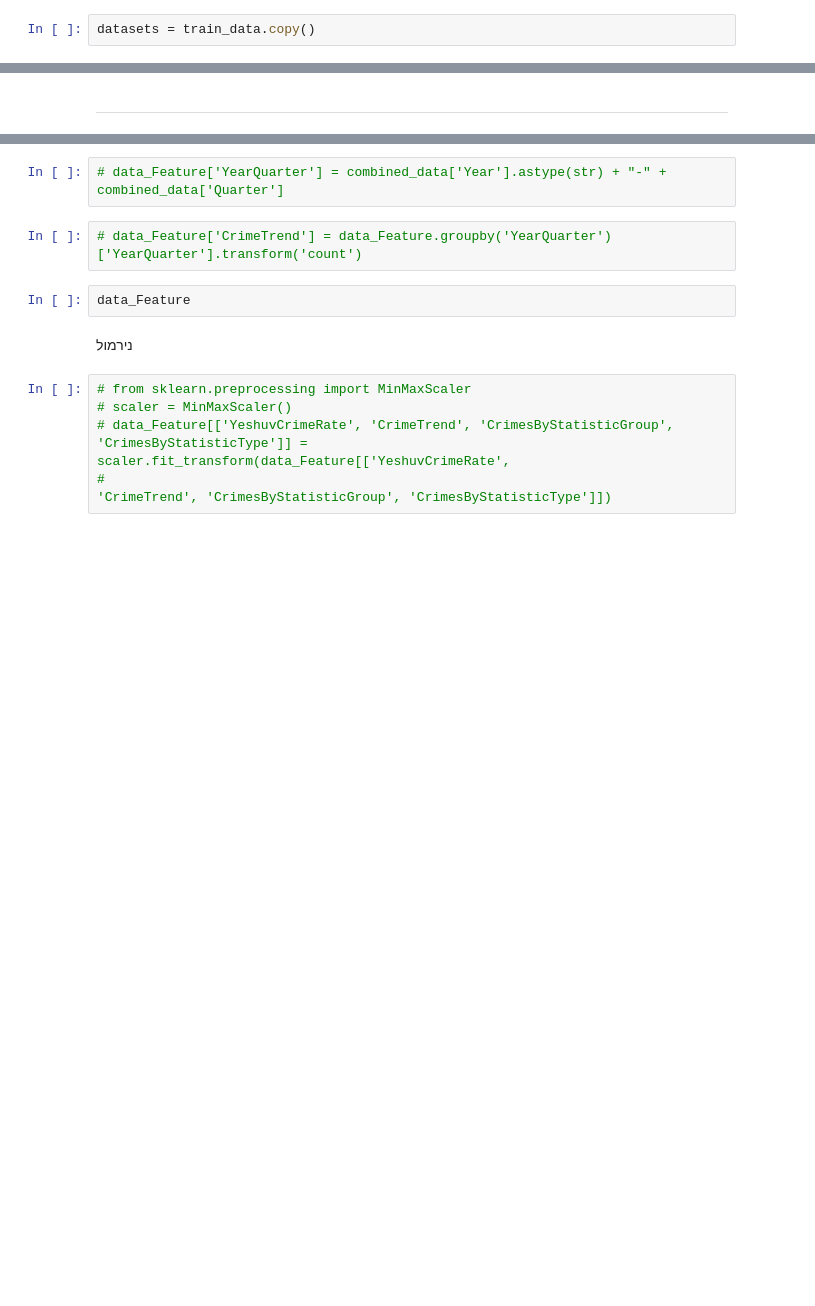
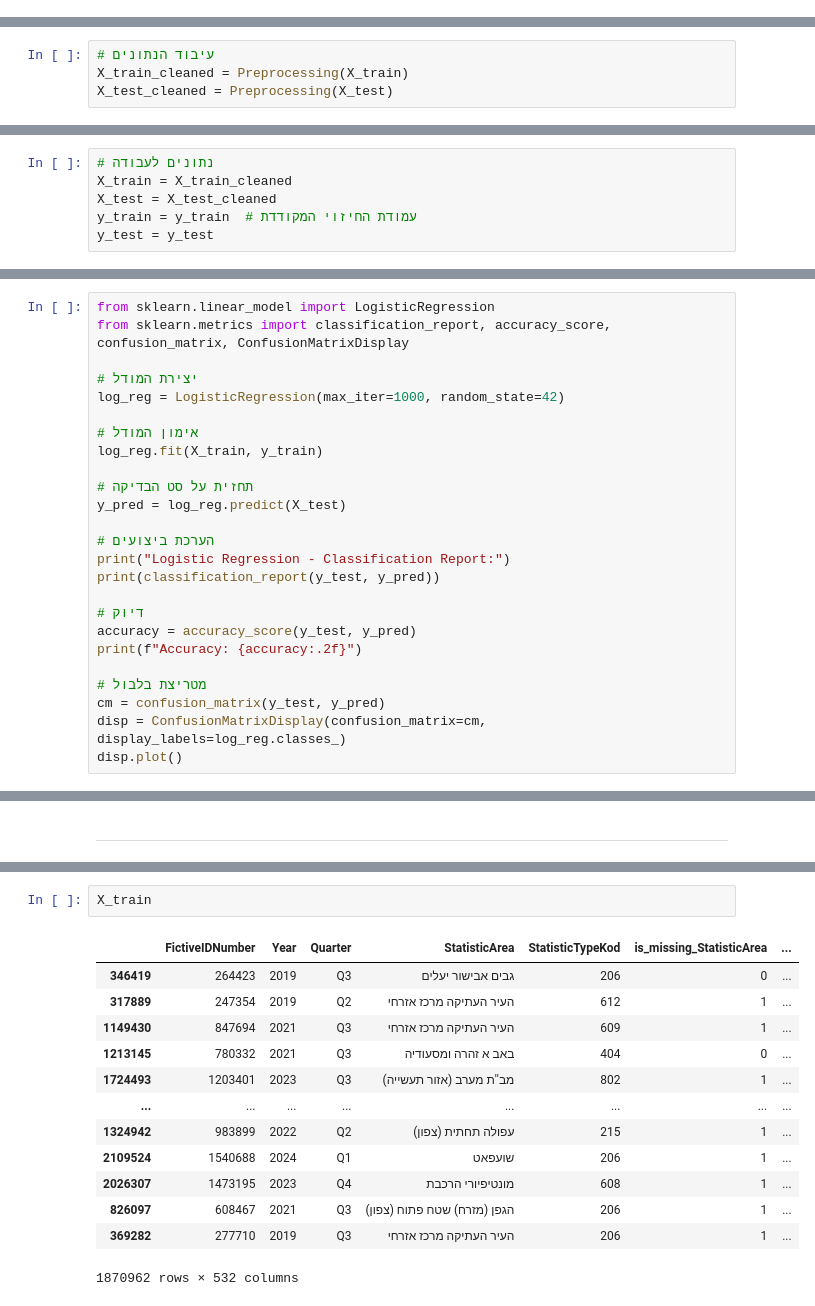
Before and after one commit to orifelszer/CrimeData, a Jupyter notebook: Preprocessing.ipynb, the cells around one changed output, grey strips where cells are left out. Cells and saved outputs as stored; diff of their text form; blank space fills up the shorter version.

Commit message:
Add or update Preprocessing.ipynb

```diff
--- a/Preprocessing.ipynb
+++ b/Preprocessing.ipynb
@@ -206,2 +223,0 @@ train_data, test_data = train_test_split(combined_data, test_size=0.2, random_st
-# %%
-datasets = train_data.copy()
@@ -367,0 +318,4 @@ We attempted to fill the missing values in "StatisticArea" and "Yeshuv" using ma
+# %%
+# עיבוד הנתונים
+X_train_cleaned = Preprocessing(X_train)
+X_test_cleaned = Preprocessing(X_test)
@@ -367,0 +340,6 @@ We attempted to fill the missing values in "StatisticArea" and "Yeshuv" using ma
+# %%
+# נתונים לעבודה
+X_train = X_train_cleaned
+X_test = X_test_cleaned
+y_train = y_train  # עמודת החיזוי המקודדת
+y_test = y_test
@@ -367,0 +355,25 @@ We attempted to fill the missing values in "StatisticArea" and "Yeshuv" using ma
+# %%
+from sklearn.linear_model import LogisticRegression
+from sklearn.metrics import classification_report, accuracy_score, confusion_matrix, ConfusionMatrixDisplay
+
+# יצירת המודל
+log_reg = LogisticRegression(max_iter=1000, random_state=42)
+
+# אימון המודל
+log_reg.fit(X_train, y_train)
+
+# תחזית על סט הבדיקה
+y_pred = log_reg.predict(X_test)
+
+# הערכת ביצועים
+print("Logistic Regression - Classification Report:")
+print(classification_report(y_test, y_pred))
+
+# דיוק
+accuracy = accuracy_score(y_test, y_pred)
+print(f"Accuracy: {accuracy:.2f}")
+
+# מטריצת בלבול
+cm = confusion_matrix(y_test, y_pred)
+disp = ConfusionMatrixDisplay(confusion_matrix=cm, display_labels=log_reg.classes_)
+disp.plot()
@@ -501,13 +384,16 @@ data_encoded
-# %%
-# data_Feature['YearQuarter'] = combined_data['Year'].astype(str) + "-" + combined_data['Quarter']
-# %%
-# data_Feature['CrimeTrend'] = data_Feature.groupby('YearQuarter')['YearQuarter'].transform('count')
-# %%
-data_Feature
-# %% [markdown]
-נירמול
-# %%
-# from sklearn.preprocessing import MinMaxScaler
-# scaler = MinMaxScaler()
-# data_Feature[['YeshuvCrimeRate', 'CrimeTrend', 'CrimesByStatisticGroup', 'CrimesByStatisticType']] = scaler.fit_transform(data_Feature[['YeshuvCrimeRate',
-#                                                                                                                                         'CrimeTrend', 'CrimesByStatisticGroup', 'CrimesByStatisticType']])
+# %%
+X_train
+# %% [output]
+|  | FictiveIDNumber | Year | Quarter | StatisticArea | StatisticTypeKod | is_missing_StatisticArea | ... |
+| 346419 | 264423 | 2019 | Q3 | גבים אבישור יעלים | 206 | 0 | ... |
+| 317889 | 247354 | 2019 | Q2 | העיר העתיקה מרכז אזרחי | 612 | 1 | ... |
+| 1149430 | 847694 | 2021 | Q3 | העיר העתיקה מרכז אזרחי | 609 | 1 | ... |
+| 1213145 | 780332 | 2021 | Q3 | באב א זהרה ומסעודיה | 404 | 0 | ... |
+| 1724493 | 1203401 | 2023 | Q3 | מב''ת מערב (אזור תעשייה) | 802 | 1 | ... |
+| ... | ... | ... | ... | ... | ... | ... | ... |
+| 1324942 | 983899 | 2022 | Q2 | עפולה תחתית (צפון) | 215 | 1 | ... |
+| 2109524 | 1540688 | 2024 | Q1 | שועפאט | 206 | 1 | ... |
+| 2026307 | 1473195 | 2023 | Q4 | מונטיפיורי הרכבת | 608 | 1 | ... |
+| 826097 | 608467 | 2021 | Q3 | הגפן (מזרח) שטח פתוח (צפון) | 206 | 1 | ... |
+| 369282 | 277710 | 2019 | Q3 | העיר העתיקה מרכז אזרחי | 206 | 1 | ... |
+1870962 rows × 532 columns
```
Also changed, not shown: parts of 50 cells of this notebook.
